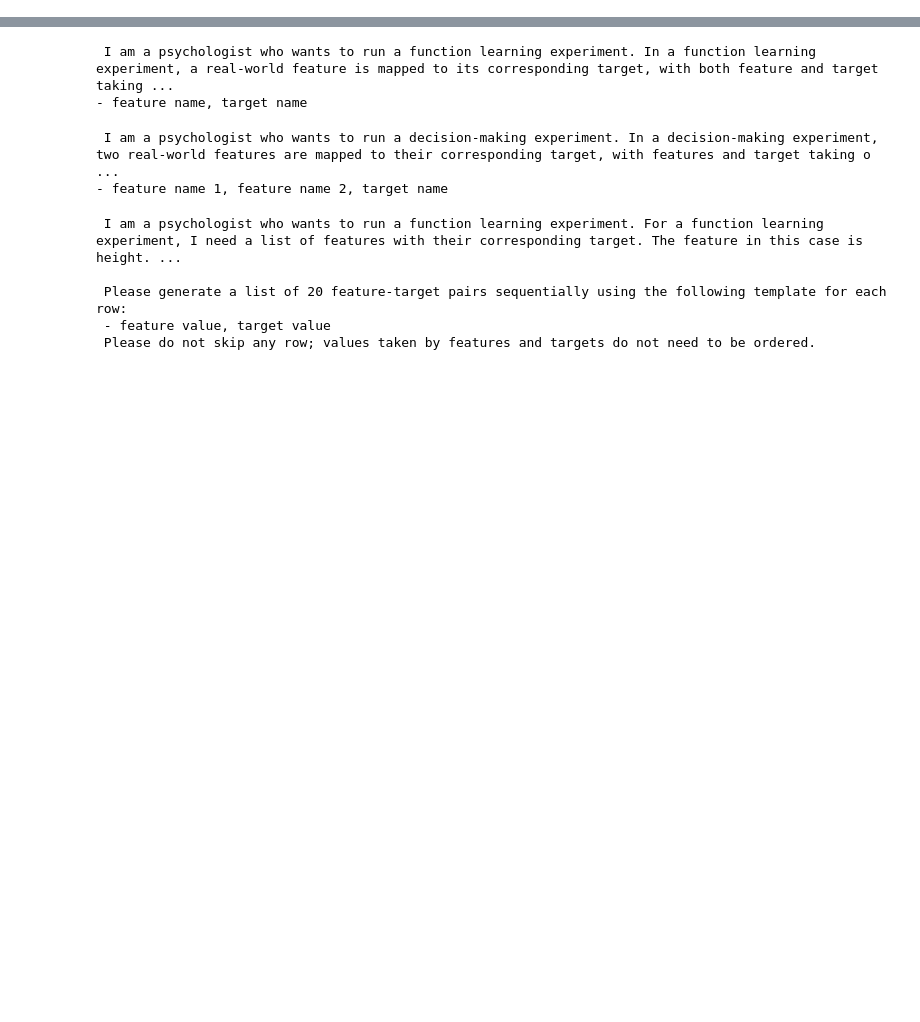
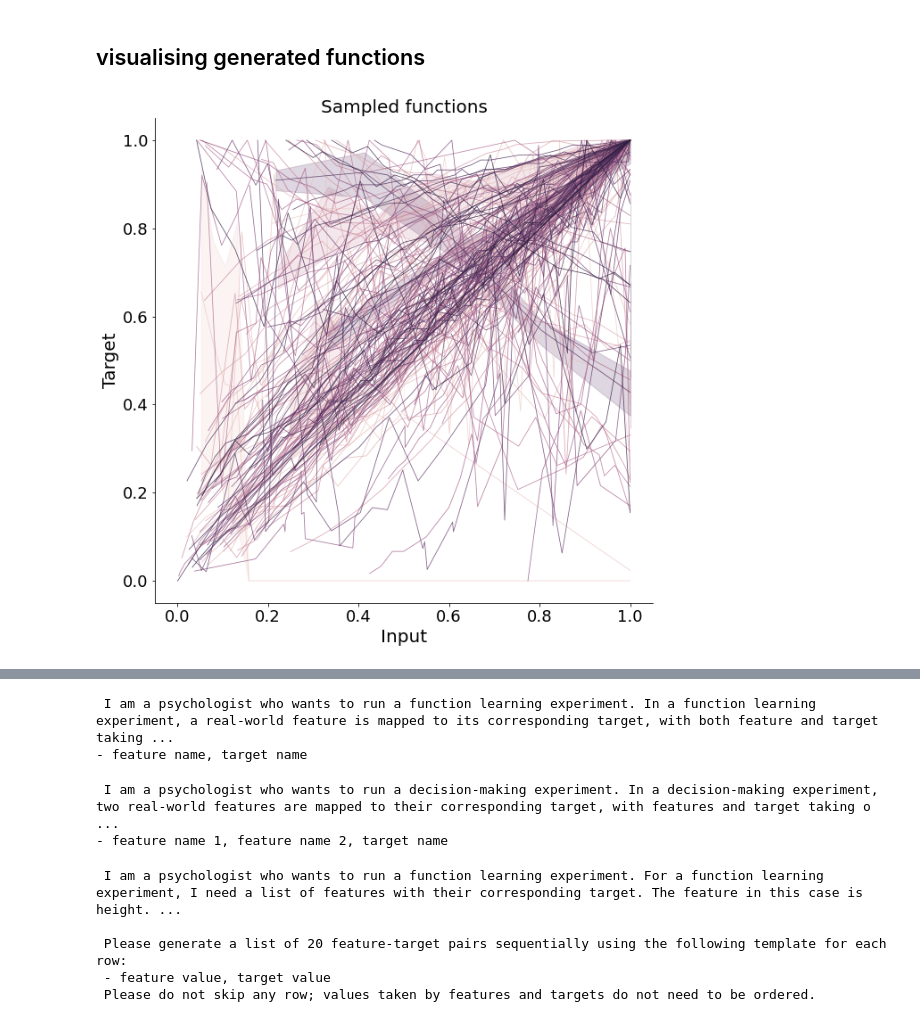
Before and after one commit to akjagadish/ermi, a Jupyter notebook: notebooks/bermi.ipynb, the cells around one changed output, grey strips where cells are left out. Cells and saved outputs as stored; diff of their text form; code cells hidden in the pictures; blank space fills up the shorter version.

```diff
--- a/notebooks/bermi.ipynb
+++ b/notebooks/bermi.ipynb
@@ -13,3 +13,28 @@ from mycolorpy import colorlist as mcp
 import math
 FONTSIZE=20
 SYS_PATH = '/u/ajagadish/ermi' #'/raven/u/ajagadish/vanilla-llama/'
+# %% [markdown]
+## visualising generated functions
+# %%
+df = pd.read_csv(f'{SYS_PATH}/categorisation/data/claude_generated_functionlearningtasks_paramsNA_dim1_data20_tasks9991_run0_procid0_pversion2.csv')
+num_tasks = 200
+random_tasks = np.random.randint(low=df['task_id'].min(), high=df['task_id'].max(), size=num_tasks)
+# keep only first 100 tasks
+df = df[df['task_id'].isin(random_tasks)]
+df['input'] = df['input'].apply(lambda x: eval(x)[0])
+# devide input by max value for each task
+df['input'] = df.apply(lambda x: x['input']/(df[df['task_id']==x['task_id']]['input'].max()+0.0001), axis=1)
+df['target'] = df.apply(lambda x: x['target']/(df[df['task_id']==x['task_id']]['target'].max()+0.0001), axis=1)
+# %%
+# plot scatter plot of input vs target colored by task
+plt.figure(figsize=(10,10))
+sns.lineplot(x='input', y='target', hue='task_id', data=df, legend=False, alpha=0.8, linewidth=0.8)
+plt.xlabel('Input', fontsize=FONTSIZE)
+plt.ylabel('Target', fontsize=FONTSIZE)
+plt.xticks(fontsize=FONTSIZE-2)
+plt.yticks(fontsize=FONTSIZE-2)
+plt.title('Sampled functions', fontsize=FONTSIZE)
+sns.despine()
+plt.show()
+# %% [output]
+[figure, added]
```
Also changed, not shown: parts of 2 cells of this notebook.
